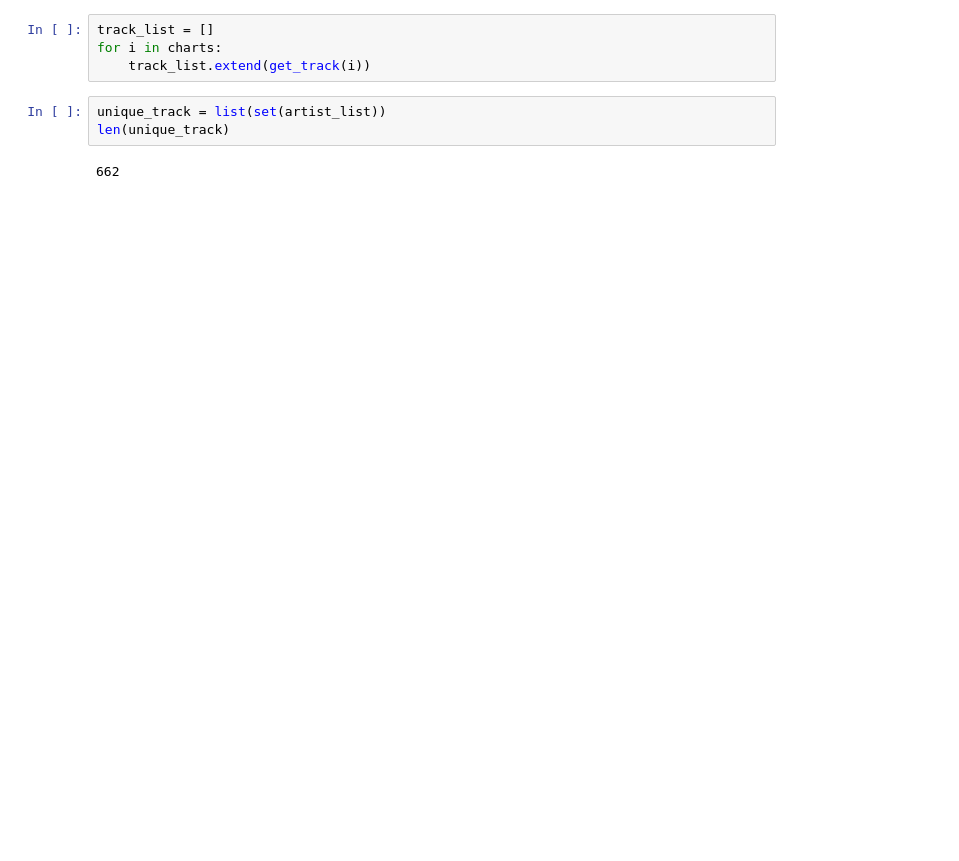
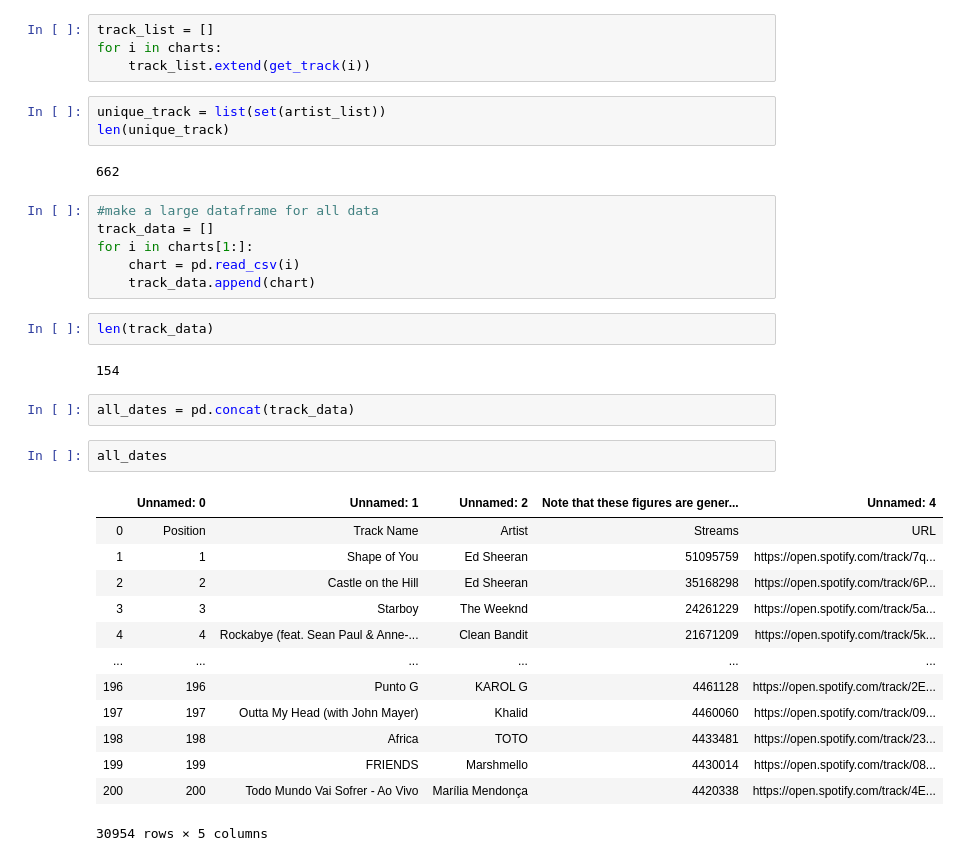
Before and after one commit to RobbieZifchak/spotify-project, a Jupyter notebook: Spotify Project.ipynb, the cells around one changed output. Saved outputs shown, nothing was run; the diff lists cells and outputs as text; blank space fills up the shorter version.

```diff
--- a/Spotify Project.ipynb
+++ b/Spotify Project.ipynb
@@ -172,3 +213,31 @@ unique_track = list(set(artist_list))
 len(unique_track)
 # %% [output]
 662
+# %%
+#make a large dataframe for all data
+track_data = []
+for i in charts[1:]:
+    chart = pd.read_csv(i)
+    track_data.append(chart)
+# %%
+len(track_data)
+# %% [output]
+154
+# %%
+all_dates = pd.concat(track_data)
+# %%
+all_dates
+# %% [output]
+|  | Unnamed: 0 | Unnamed: 1 | Unnamed: 2 | Note that these figures are gener... | Unnamed: 4 |
+| 0 | Position | Track Name | Artist | Streams | URL |
+| 1 | 1 | Shape of You | Ed Sheeran | 51095759 | https://open.spotify.com/track/7q... |
+| 2 | 2 | Castle on the Hill | Ed Sheeran | 35168298 | https://open.spotify.com/track/6P... |
+| 3 | 3 | Starboy | The Weeknd | 24261229 | https://open.spotify.com/track/5a... |
+| 4 | 4 | Rockabye (feat. Sean Paul & Anne-... | Clean Bandit | 21671209 | https://open.spotify.com/track/5k... |
+| ... | ... | ... | ... | ... | ... |
+| 196 | 196 | Punto G | KAROL G | 4461128 | https://open.spotify.com/track/2E... |
+| 197 | 197 | Outta My Head (with John Mayer) | Khalid | 4460060 | https://open.spotify.com/track/09... |
+| 198 | 198 | Africa | TOTO | 4433481 | https://open.spotify.com/track/23... |
+| 199 | 199 | FRIENDS | Marshmello | 4430014 | https://open.spotify.com/track/08... |
+| 200 | 200 | Todo Mundo Vai Sofrer - Ao Vivo | Marília Mendonça | 4420338 | https://open.spotify.com/track/4E... |
+30954 rows × 5 columns
```
Also changed, not shown: parts of 20 cells of this notebook, 2 other files.
